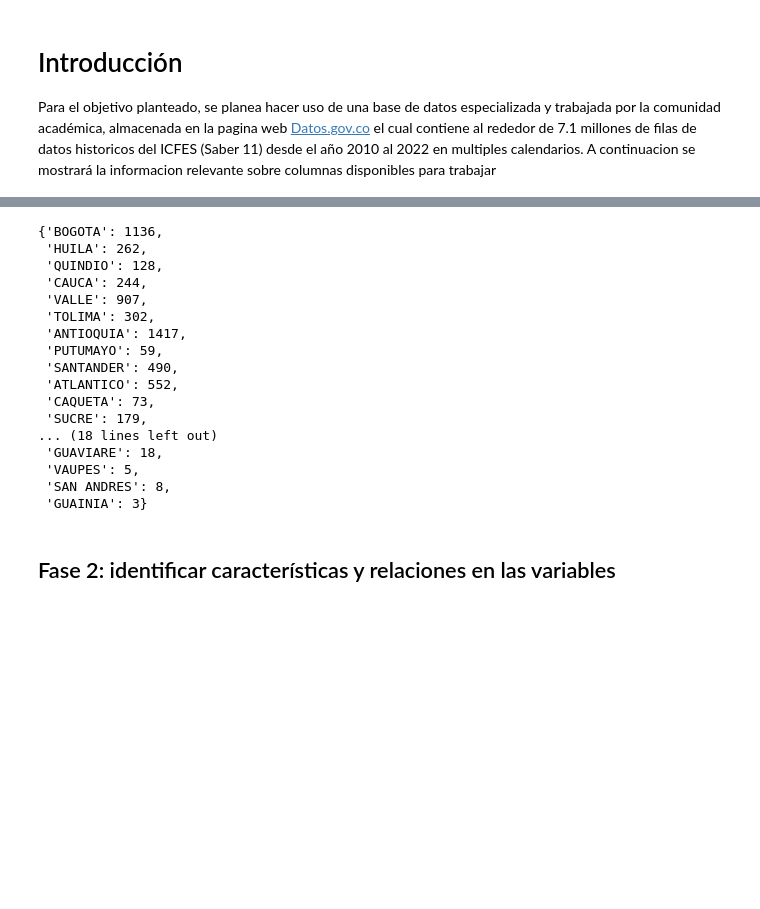
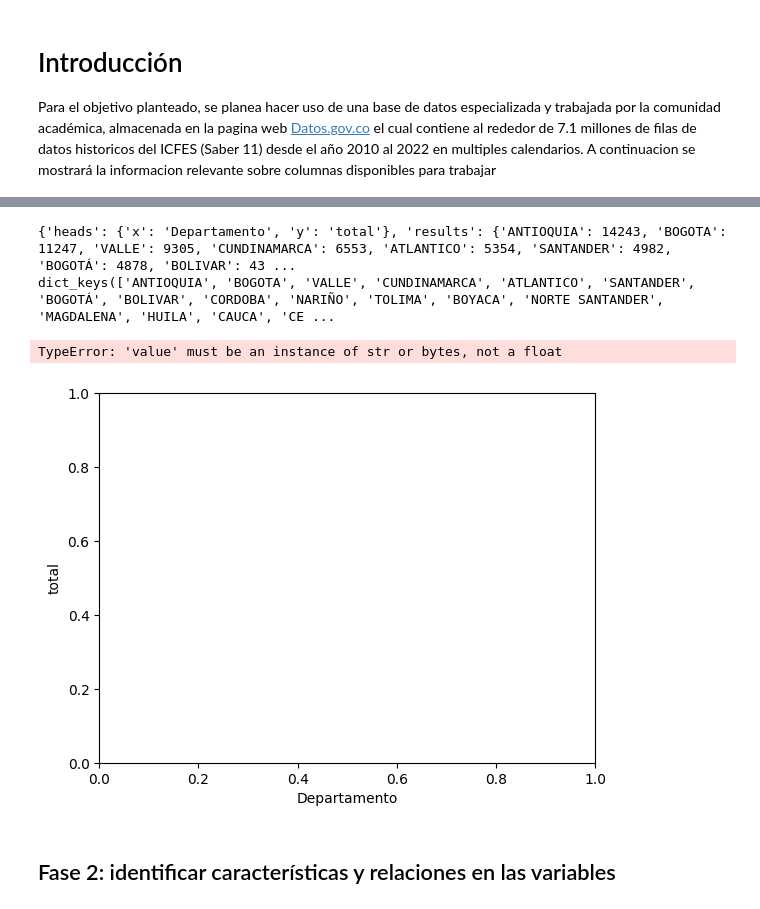
Before and after one commit to anfisbena/MIAD, a Jupyter notebook: LAB2/LABORATORIO - Enunciado.ipynb, the cells around one changed output, grey strips where cells are left out. Saved outputs shown, nothing was run; the diff lists cells and outputs as text; code cells hidden in the pictures; blank space fills up the shorter version.

```diff
--- a/LAB2/LABORATORIO - Enunciado.ipynb
+++ b/LAB2/LABORATORIO - Enunciado.ipynb
@@ -86,48 +86,43 @@ memory usage: 3.9+ MB
 # %%
 lista_dptos=df['cole_depto_ubicacion'].unique()
 def descripcion_genero(dpto):
     df_filtrado=df[df['cole_depto_ubicacion']==dpto]
     media_puntaje_genero=df_filtrado.groupby('estu_genero')['punt_global'].describe()
     return media_puntaje_genero
 
-def descripcion_dpto():
-    result={}
+def total_encuestados_por_dpto():
+    result={
+        'heads':{'x':'Departamento','y':'total'},
+        'results':{}
+    }
     lista_dpto=df['cole_depto_ubicacion'].unique()
     for dpto in lista_dpto:
         items=df['cole_depto_ubicacion']==dpto
-        result[dpto]=items.sum()
+        result['results'][dpto]=int(items.sum())
+
+    result['results']=dict(sorted(result['results'].items(),key=lambda item:item[1],reverse=True))
     return result
 
 def grafica_dispersion(DataFrame):
-    fig, ax = plt.subplots()
-    genero=DataFrame['estu_genero'].unique()
-    ax.scatter(genero,DataFrame['mean'],c='red',s=100,marker='o',alpha=0.5)
-    ax.set_xlabel('Genero')
-    ax.set_ylabel('puntaje')
-    ax.set_title('Puntaje Global vs Genero')
-    plt.show()
+    x=DataFrame['results'].keys()
+    y=DataFrame['results'].values()
+    plt.xlabel(DataFrame['heads']['x'])
+    plt.ylabel(DataFrame['heads']['y'])
+    print(x,y)
+    plt.bar(x,y)
+    plt.xticks(rotation=90)
+    plt.figure(figsize=(10, 6))
+    return plt.show()
 
 
 # grafica_dispersion(df)
-descripcion_dpto()
+print(total_encuestados_por_dpto())
+grafica_dispersion(total_encuestados_por_dpto())
 # %% [output]
-{'BOGOTA': 1136,
- 'HUILA': 262,
- 'QUINDIO': 128,
- 'CAUCA': 244,
- 'VALLE': 907,
- 'TOLIMA': 302,
- 'ANTIOQUIA': 1417,
- 'PUTUMAYO': 59,
- 'SANTANDER': 490,
- 'ATLANTICO': 552,
- 'CAQUETA': 73,
- 'SUCRE': 179,
-... (18 lines left out)
- 'GUAVIARE': 18,
- 'VAUPES': 5,
- 'SAN ANDRES': 8,
- 'GUAINIA': 3}
+{'heads': {'x': 'Departamento', 'y': 'total'}, 'results': {'ANTIOQUIA': 14243, 'BOGOTA': 11247, 'VALLE': 9305, 'CUNDINAMARCA': 6553, 'ATLANTICO': 5354, 'SANTANDER': 4982, 'BOGOTÁ': 4878, 'BOLIVAR': 43 ...
+dict_keys(['ANTIOQUIA', 'BOGOTA', 'VALLE', 'CUNDINAMARCA', 'ATLANTICO', 'SANTANDER', 'BOGOTÁ', 'BOLIVAR', 'CORDOBA', 'NARIÑO', 'TOLIMA', 'BOYACA', 'NORTE SANTANDER', 'MAGDALENA', 'HUILA', 'CAUCA', 'CE ...
+TypeError: 'value' must be an instance of str or bytes, not a float
+[figure, added]
 # %% [markdown]
 ## Fase 2: identificar características y relaciones en las variables
 # %% [markdown]
```
Also changed, not shown: parts of 1 cell of this notebook, 1 other file.
